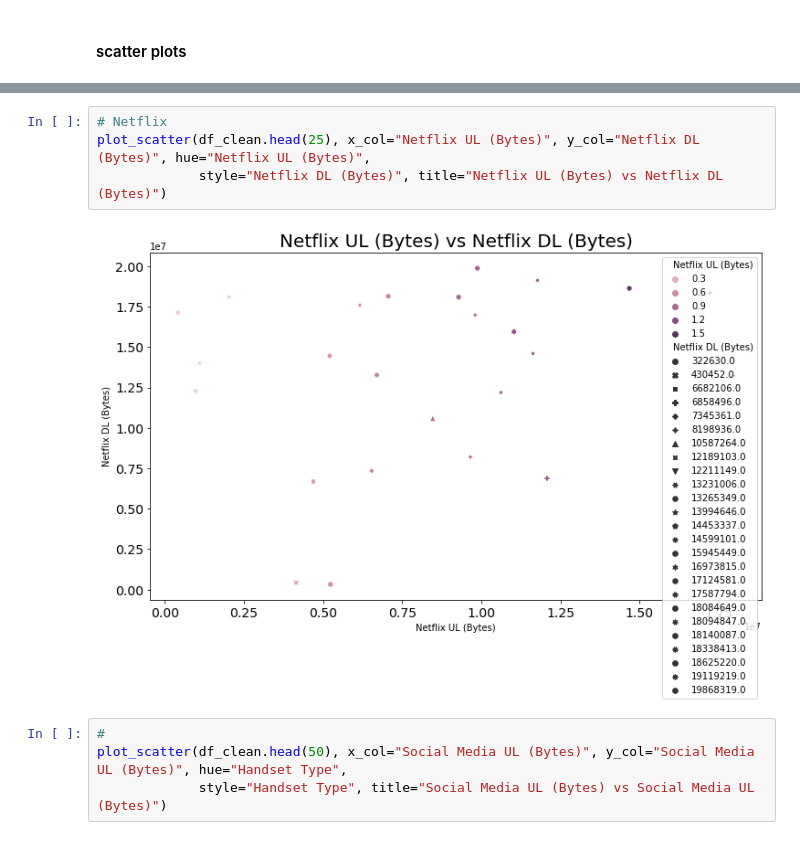
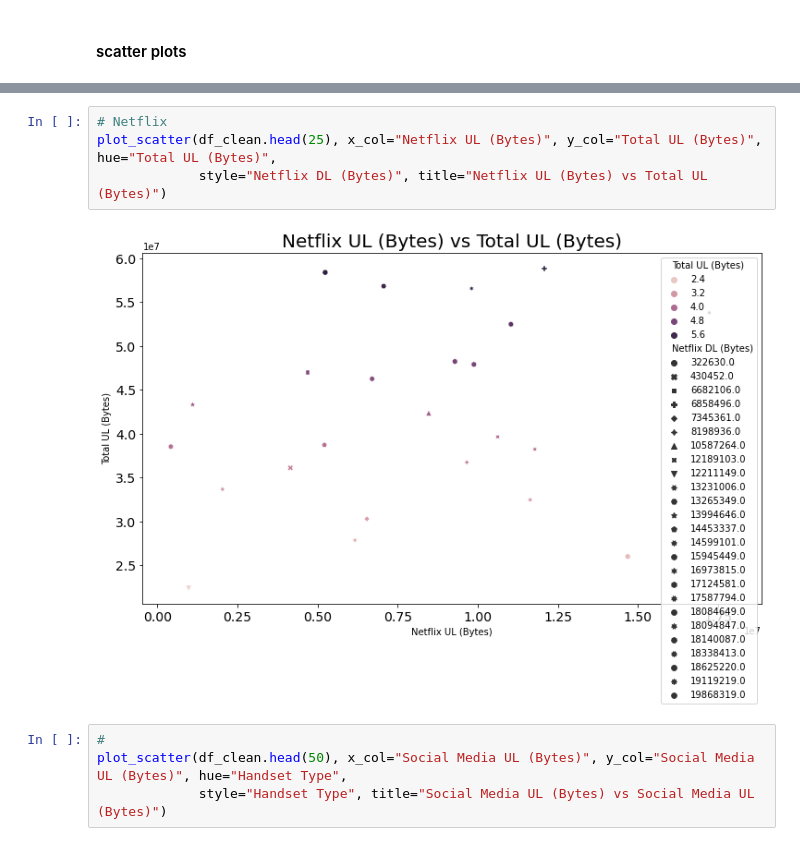
Before and after one commit to ekubay/Telecom-Data-Analysis, a Jupyter notebook: notebooks/Data_Exploration.ipynb, the cells around one changed output, grey strips where cells are left out. Drawn from its saved outputs; the diff is of its cells as text.

```diff
--- a/notebooks/Data_Exploration.ipynb
+++ b/notebooks/Data_Exploration.ipynb
@@ -695,9 +675,9 @@ plot_scatter(df_clean.head(25), x_col="Youtube DL (Bytes)", y_col="Youtube UL (B
 # %%
 # Netflix
-plot_scatter(df_clean.head(25), x_col="Netflix UL (Bytes)", y_col="Netflix DL (Bytes)", hue="Netflix UL (Bytes)",
-             style="Netflix DL (Bytes)", title="Netflix UL (Bytes) vs Netflix DL (Bytes)")
+plot_scatter(df_clean.head(25), x_col="Netflix UL (Bytes)", y_col="Total UL (Bytes)", hue="Total UL (Bytes)",
+             style="Netflix DL (Bytes)", title="Netflix UL (Bytes) vs Total UL (Bytes)")
 # %% [output]
-[figure, old version]
+[figure, new version]
 # %%
 #
 plot_scatter(df_clean.head(50), x_col="Social Media UL (Bytes)", y_col="Social Media UL (Bytes)", hue="Handset Type",
```
Also changed, not shown: parts of 47 cells of this notebook.
